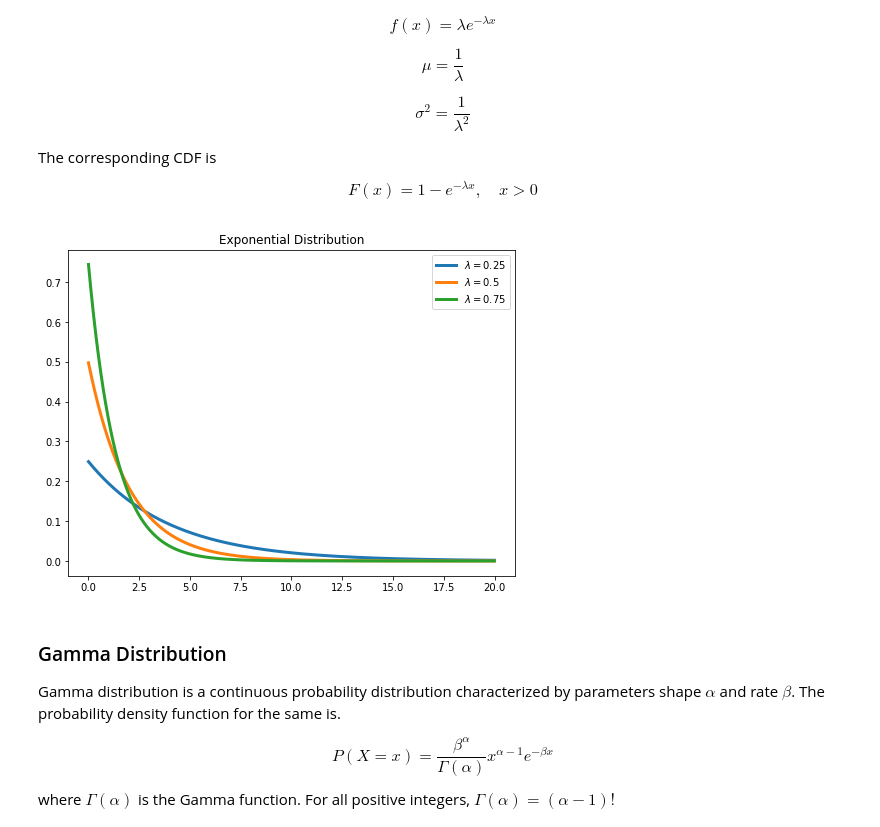
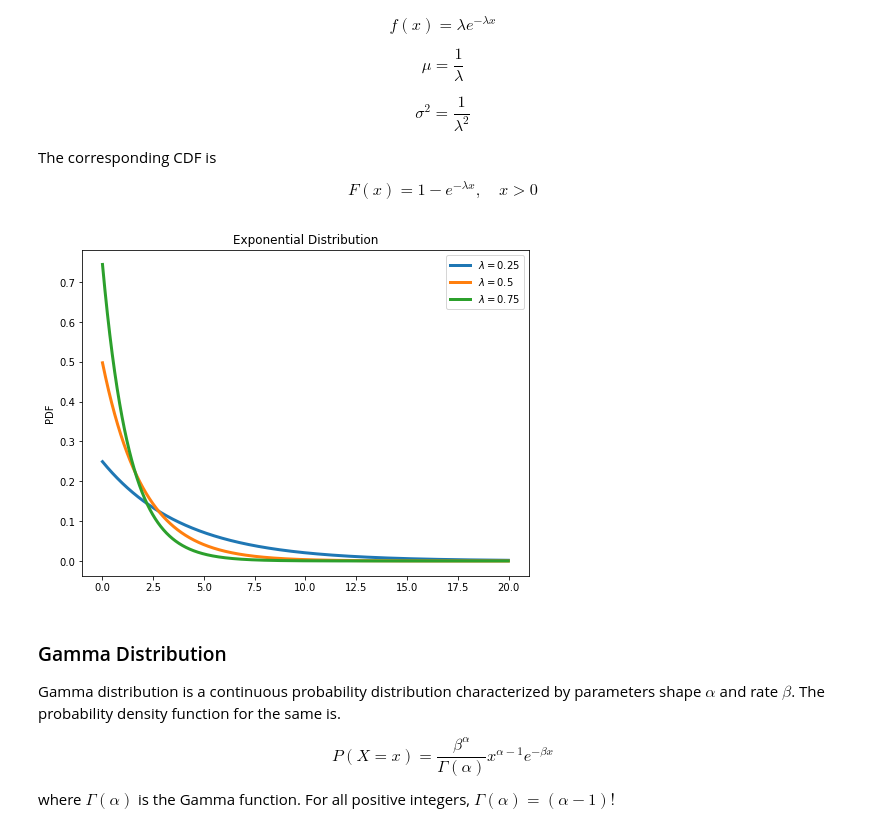
Before and after one commit to dineshladi/datamusings, a Jupyter notebook: _notebooks/2020-04-27-Probability-Distributions.ipynb, the cells around one changed output. Saved outputs shown, nothing was run; the diff lists cells and outputs as text; code cells hidden in the pictures.

```diff
--- a/_notebooks/2020-04-27-Probability-Distributions.ipynb
+++ b/_notebooks/2020-04-27-Probability-Distributions.ipynb
@@ -111,17 +113,18 @@ $$ F(x) = 1 - e^{-\lambda x}, \quad x > 0 $$
 # %%
 #collapse-hide
 def exponential(x,rate):
     return rate*np.exp(-rate*x)
 
 t = np.arange(0.01, 20, 0.01)
 for rate in [0.25,0.5,0.75]:
     d = exponential(t,rate)
     plt.plot(t, d, linewidth=3, label = f"$\lambda = {rate}$")
     plt.legend(loc='best')
 plt.title('Exponential Distribution')
+plt.ylabel('PDF')
 plt.show()
 # %% [output]
-[figure, old version]
+[figure, new version]
 # %% [markdown]
 ### Gamma Distribution
 Gamma distribution is a continuous probability distribution characterized by parameters shape $\alpha$ and rate $\beta$. The probability density function for the same is.
```
Also changed, not shown: parts of 5 cells of this notebook.
